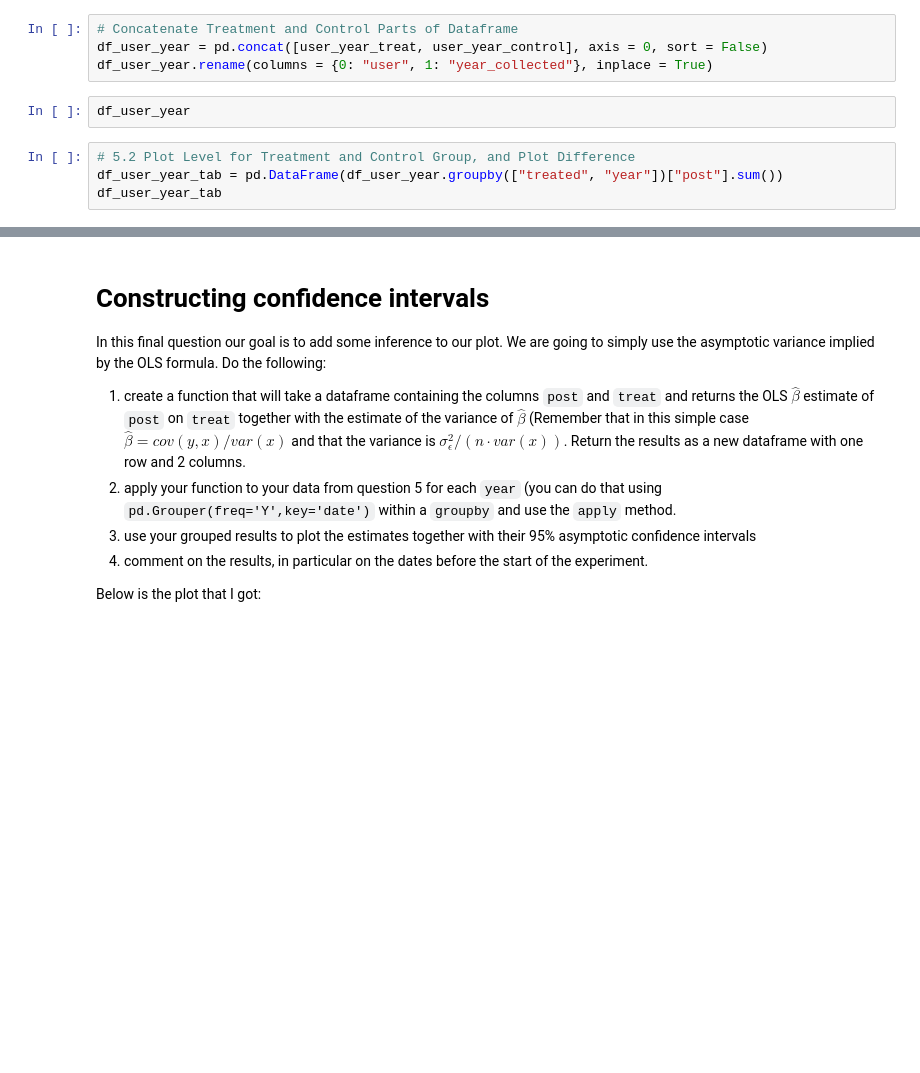
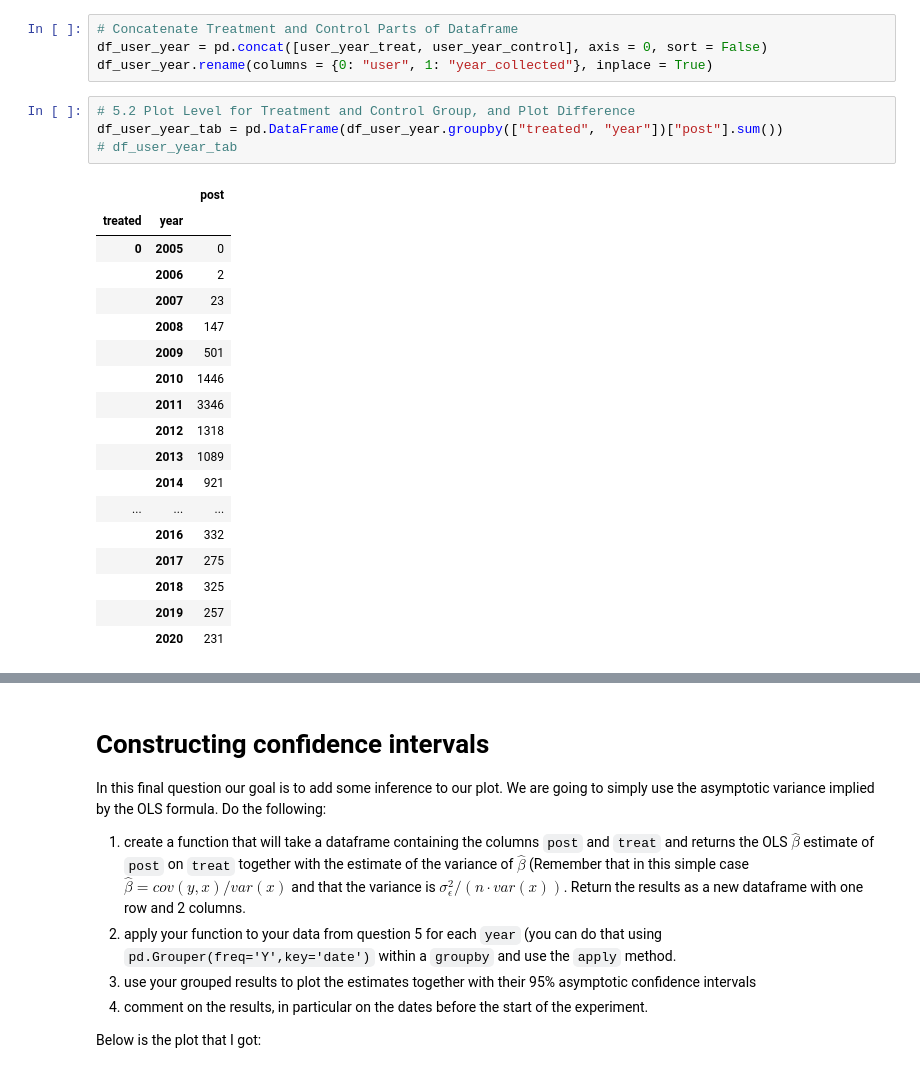
Before and after one commit to vma101/big_data_tools, a Jupyter notebook: hw3_quasi.ipynb, the cells around one changed output, grey strips where cells are left out. Saved outputs shown, nothing was run; the diff lists cells and outputs as text; blank space fills up the shorter version.

```diff
--- a/hw3_quasi.ipynb
+++ b/hw3_quasi.ipynb
@@ -333,12 +355,29 @@ user_year_control["treated"] = 0
 # Concatenate Treatment and Control Parts of Dataframe
 df_user_year = pd.concat([user_year_treat, user_year_control], axis = 0, sort = False)
 df_user_year.rename(columns = {0: "user", 1: "year_collected"}, inplace = True)
-# %%
-df_user_year
 # %%
 # 5.2 Plot Level for Treatment and Control Group, and Plot Difference
 df_user_year_tab = pd.DataFrame(df_user_year.groupby(["treated", "year"])["post"].sum())
-df_user_year_tab
+# df_user_year_tab
+# %% [output]
+|  |  | post |
+| treated | year |  |
+| 0 | 2005 | 0 |
+|  | 2006 | 2 |
+|  | 2007 | 23 |
+|  | 2008 | 147 |
+|  | 2009 | 501 |
+|  | 2010 | 1446 |
+|  | 2011 | 3346 |
+|  | 2012 | 1318 |
+|  | 2013 | 1089 |
+|  | 2014 | 921 |
+| ... | ... | ... |
+|  | 2016 | 332 |
+|  | 2017 | 275 |
+|  | 2018 | 325 |
+|  | 2019 | 257 |
+|  | 2020 | 231 |
 # %%
 control_prop_tab = df_user_year_tab.loc[0, :]
 treat_prop_tab = df_user_year_tab.loc[1, :]
```
Also changed, not shown: parts of 19 cells of this notebook.
